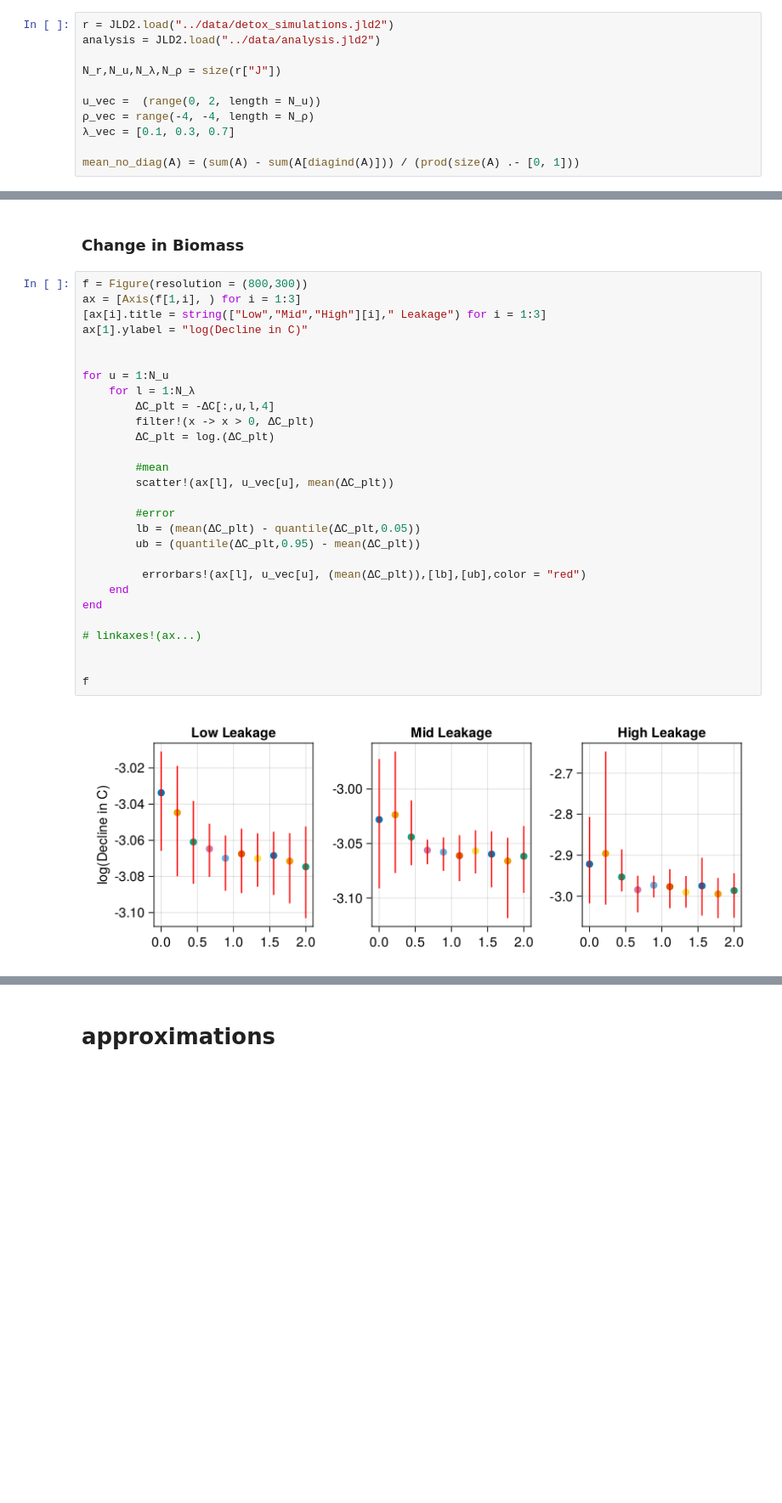
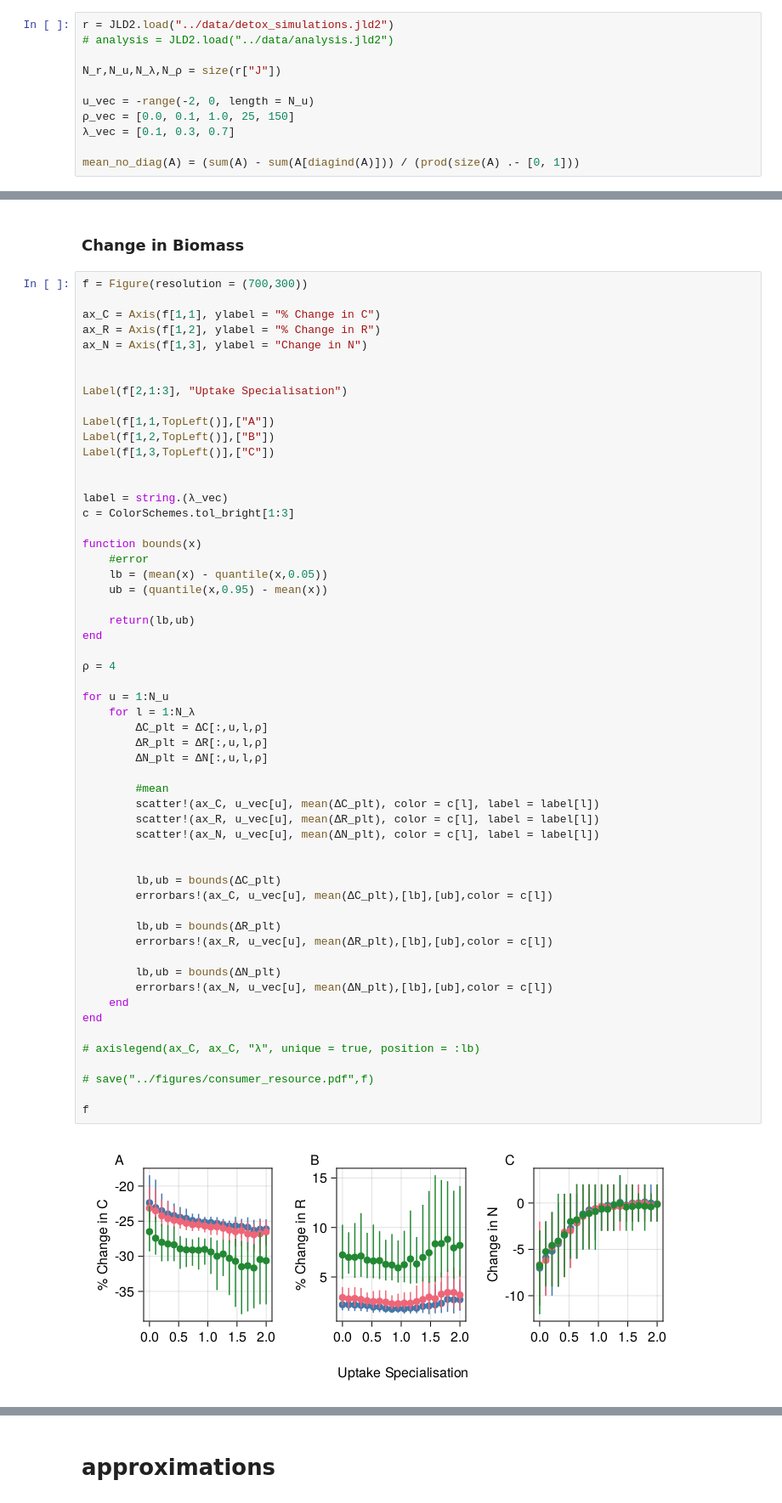
Before and after one commit to CleggTom/chemicalstressors, a Jupyter notebook: notebooks/detox_stress_model.ipynb, the cells around one changed output, grey strips where cells are left out. Shown: that part at 85% size. Drawn from its saved outputs; the diff is of its cells as text; blank space fills up the shorter version.

```diff
--- a/notebooks/detox_stress_model.ipynb
+++ b/notebooks/detox_stress_model.ipynb
@@ -329,11 +328,11 @@ f
 # %%
 r = JLD2.load("../data/detox_simulations.jld2")
-analysis = JLD2.load("../data/analysis.jld2")
+# analysis = JLD2.load("../data/analysis.jld2")
 
 N_r,N_u,N_λ,N_ρ = size(r["J"])
 
-u_vec =  (range(0, 2, length = N_u))
-ρ_vec = range(-4, -4, length = N_ρ)
+u_vec = -range(-2, 0, length = N_u)
+ρ_vec = [0.0, 0.1, 1.0, 25, 150]
 λ_vec = [0.1, 0.3, 0.7]
 
 mean_no_diag(A) = (sum(A) - sum(A[diagind(A)])) / (prod(size(A) .- [0, 1]))
@@ -430,32 +403,60 @@ end
 # %% [markdown]
 ### Change in Biomass
 # %%
-f = Figure(resolution = (800,300))
-ax = [Axis(f[1,i], ) for i = 1:3]
-[ax[i].title = string(["Low","Mid","High"][i]," Leakage") for i = 1:3]
-ax[1].ylabel = "log(Decline in C)"
+f = Figure(resolution = (700,300))
 
+ax_C = Axis(f[1,1], ylabel = "% Change in C")
+ax_R = Axis(f[1,2], ylabel = "% Change in R")
+ax_N = Axis(f[1,3], ylabel = "Change in N")
+
+
+Label(f[2,1:3], "Uptake Specialisation")
+
+Label(f[1,1,TopLeft()],["A"])
+Label(f[1,2,TopLeft()],["B"])
+Label(f[1,3,TopLeft()],["C"])
+
+
+label = string.(λ_vec)
+c = ColorSchemes.tol_bright[1:3]
+
+function bounds(x)
+    #error
+    lb = (mean(x) - quantile(x,0.05))
+    ub = (quantile(x,0.95) - mean(x))
+
+    return(lb,ub)
+end
+
+ρ = 4
 
 for u = 1:N_u
     for l = 1:N_λ
-        ΔC_plt = -ΔC[:,u,l,4]
-        filter!(x -> x > 0, ΔC_plt)
-        ΔC_plt = log.(ΔC_plt)
+        ΔC_plt = ΔC[:,u,l,ρ]
+        ΔR_plt = ΔR[:,u,l,ρ]
+        ΔN_plt = ΔN[:,u,l,ρ]
 
         #mean
-        scatter!(ax[l], u_vec[u], mean(ΔC_plt))
+        scatter!(ax_C, u_vec[u], mean(ΔC_plt), color = c[l], label = label[l])
+        scatter!(ax_R, u_vec[u], mean(ΔR_plt), color = c[l], label = label[l])
+        scatter!(ax_N, u_vec[u], mean(ΔN_plt), color = c[l], label = label[l])
 
-        #error
-        lb = (mean(ΔC_plt) - quantile(ΔC_plt,0.05))
-        ub = (quantile(ΔC_plt,0.95) - mean(ΔC_plt))
 
-         errorbars!(ax[l], u_vec[u], (mean(ΔC_plt)),[lb],[ub],color = "red")
+        lb,ub = bounds(ΔC_plt)
+        errorbars!(ax_C, u_vec[u], mean(ΔC_plt),[lb],[ub],color = c[l])
+
+        lb,ub = bounds(ΔR_plt)
+        errorbars!(ax_R, u_vec[u], mean(ΔR_plt),[lb],[ub],color = c[l])
+
+        lb,ub = bounds(ΔN_plt)
+        errorbars!(ax_N, u_vec[u], mean(ΔN_plt),[lb],[ub],color = c[l])
     end
 end
 
-# linkaxes!(ax...)
+# axislegend(ax_C, ax_C, "λ", unique = true, position = :lb)
 
+# save("../figures/consumer_resource.pdf",f)
 
 f
 # %% [output]
-[figure, old version]
+[figure, new version]
```
Also changed, not shown: parts of 45 cells of this notebook, 20 other files.
